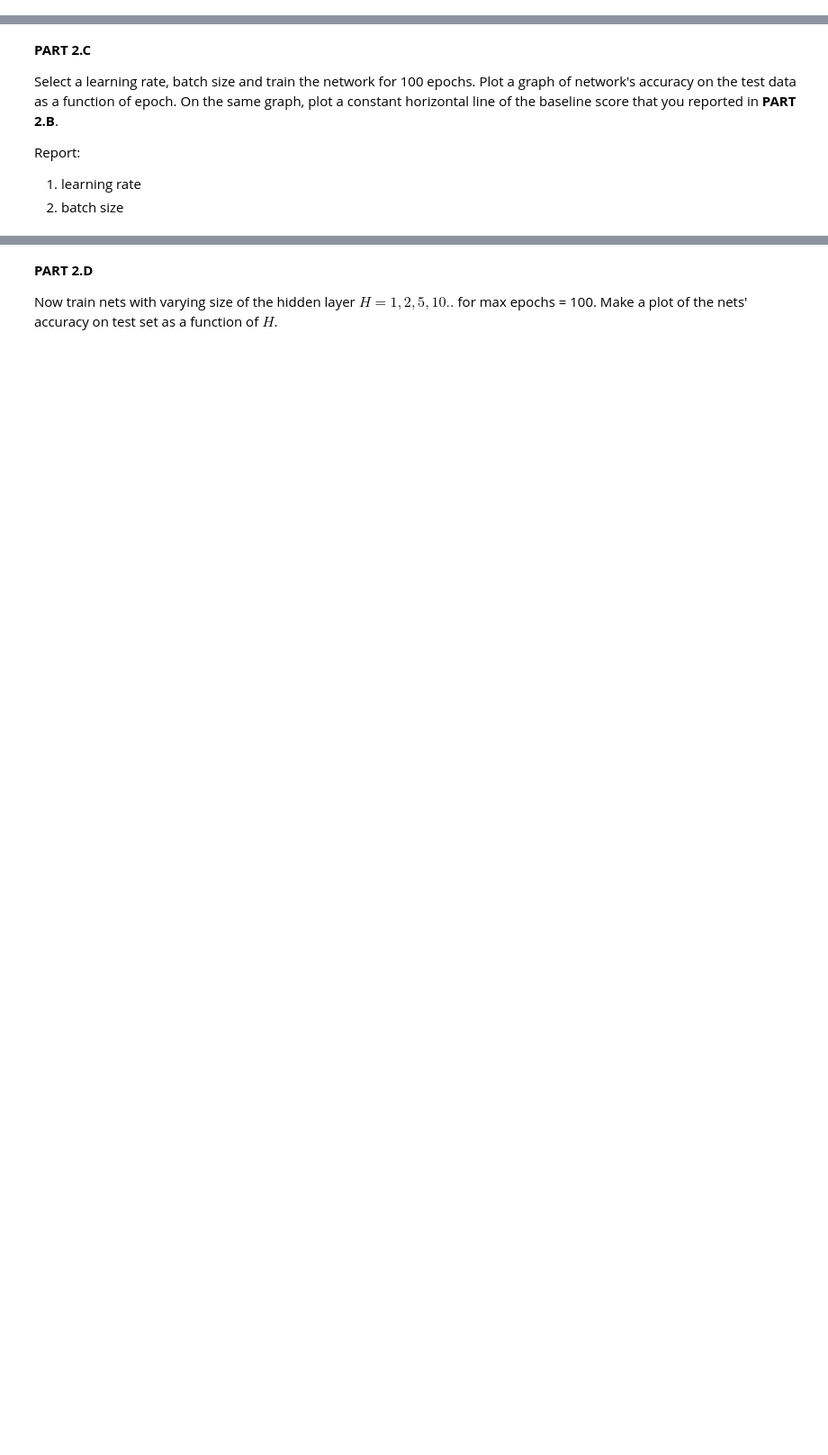
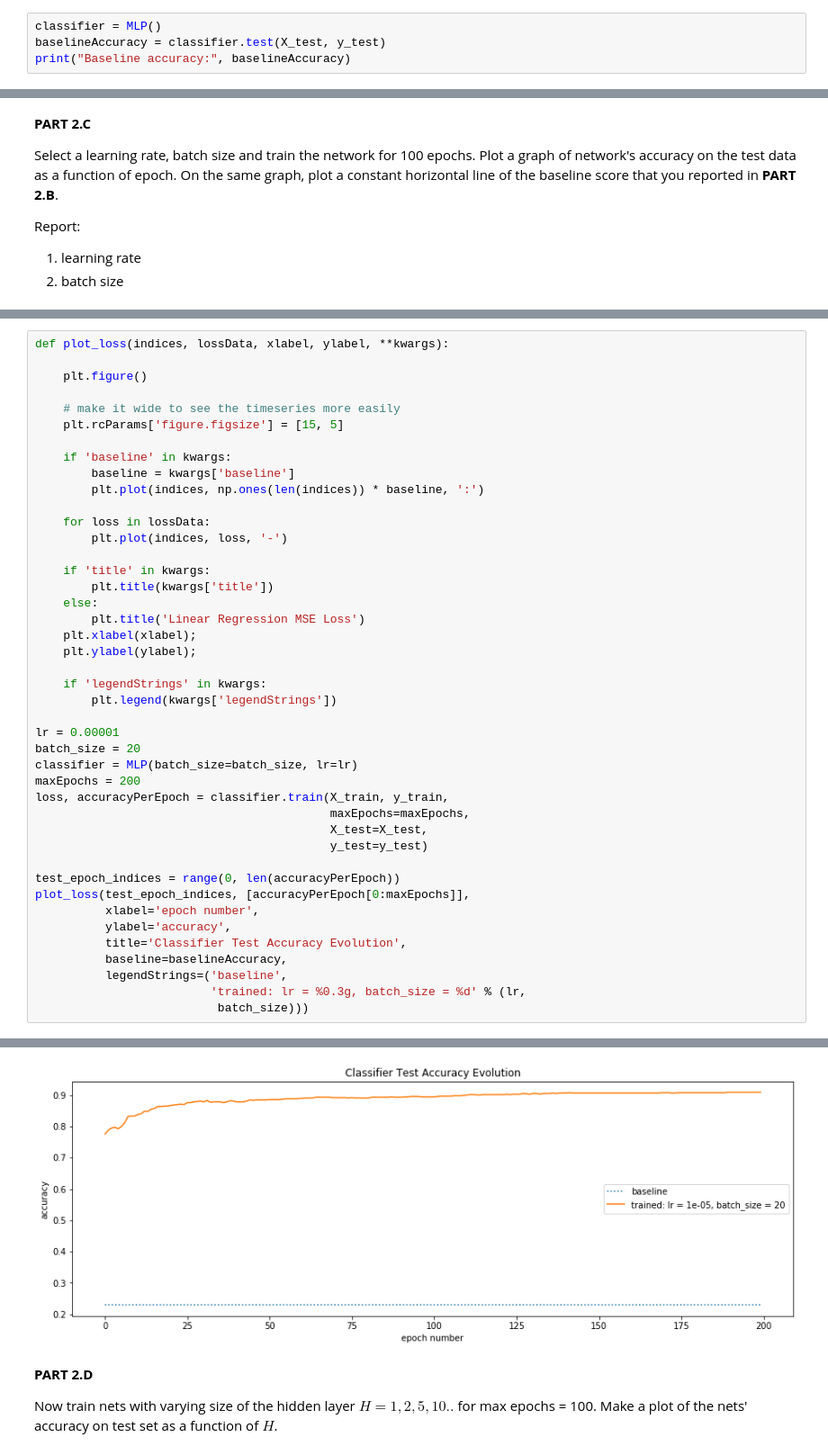
Before and after one commit to nicholasRenninger/DeepLearning_with_Ralphie, a Jupyter notebook: HW/HW 2/2020_assignment_2.ipynb, the cells around one changed output, grey strips where cells are left out. Shown at 90% size. Drawn from its saved outputs; the diff is of its cells as text; blank space fills up the shorter version.

```diff
--- a/HW/HW 2/2020_assignment_2.ipynb
+++ b/HW/HW 2/2020_assignment_2.ipynb
@@ -593,0 +831,4 @@ Report:
+# %%
+classifier = MLP()
+baselineAccuracy = classifier.test(X_test, y_test)
+print("Baseline accuracy:", baselineAccuracy)
@@ -603,0 +845,44 @@ Report:
+# %%
+def plot_loss(indices, lossData, xlabel, ylabel, **kwargs):
+
+    plt.figure()
+
+    # make it wide to see the timeseries more easily
+    plt.rcParams['figure.figsize'] = [15, 5]
+
+    if 'baseline' in kwargs:
+        baseline = kwargs['baseline']
+        plt.plot(indices, np.ones(len(indices)) * baseline, ':')
+
+    for loss in lossData:
+        plt.plot(indices, loss, '-')
+
+    if 'title' in kwargs:
+        plt.title(kwargs['title'])
+    else:
+        plt.title('Linear Regression MSE Loss')
+    plt.xlabel(xlabel);
+    plt.ylabel(ylabel);
+
+    if 'legendStrings' in kwargs:
+        plt.legend(kwargs['legendStrings'])
+
+lr = 0.00001
+batch_size = 20
+classifier = MLP(batch_size=batch_size, lr=lr)
+maxEpochs = 200
+loss, accuracyPerEpoch = classifier.train(X_train, y_train,
+                                          maxEpochs=maxEpochs,
+                                          X_test=X_test,
+                                          y_test=y_test)
+
+test_epoch_indices = range(0, len(accuracyPerEpoch))
+plot_loss(test_epoch_indices, [accuracyPerEpoch[0:maxEpochs]],
+          xlabel='epoch number',
+          ylabel='accuracy',
+          title='Classifier Test Accuracy Evolution',
+          baseline=baselineAccuracy,
+          legendStrings=('baseline',
+                         'trained: lr = %0.3g, batch_size = %d' % (lr,
+                          batch_size)))
+# %% [output]
@@ -604,3 +906,4 @@ Report:
+[figure, added]
 # %% [markdown]
 **PART 2.D**
 
```
Also changed, not shown: parts of 13 cells of this notebook.
